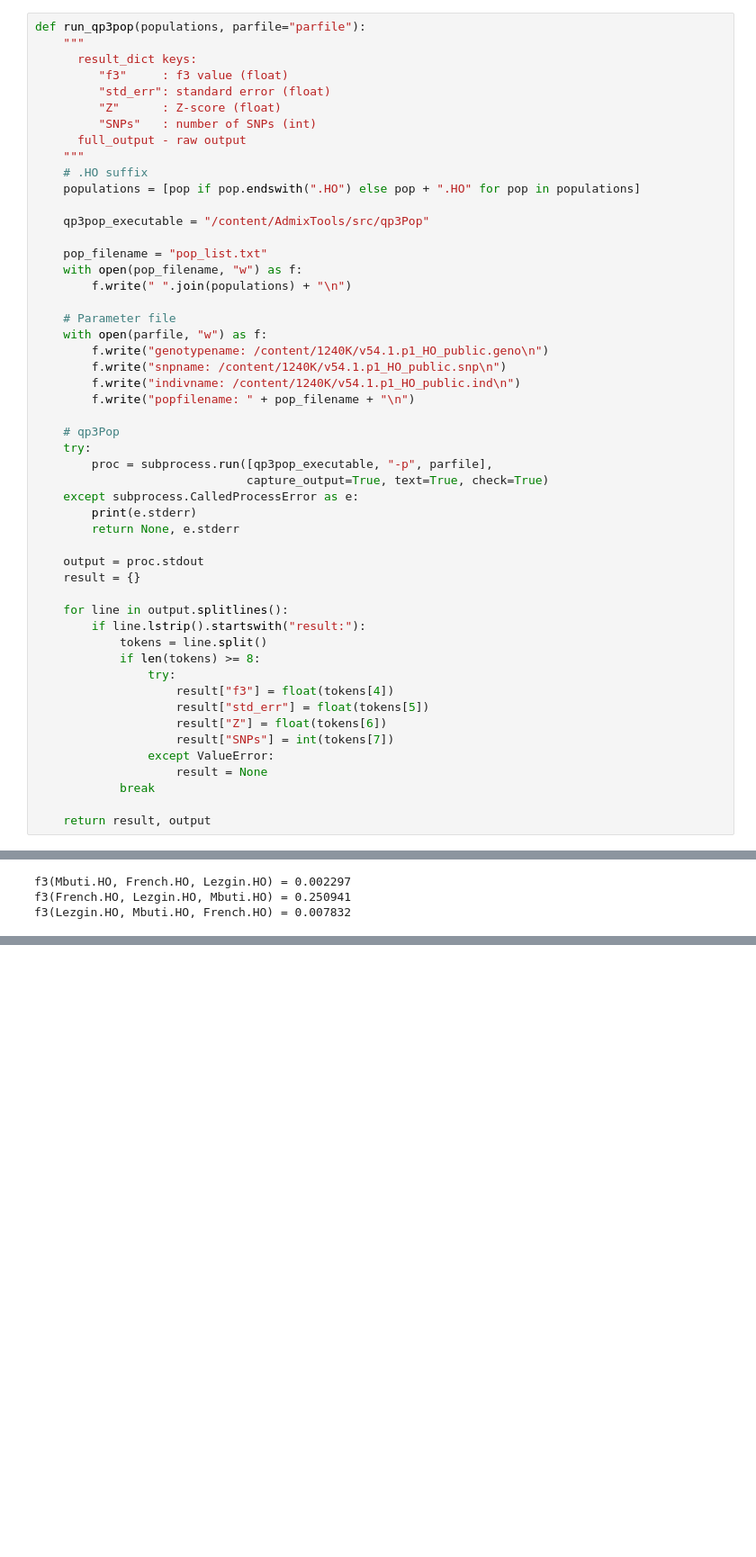
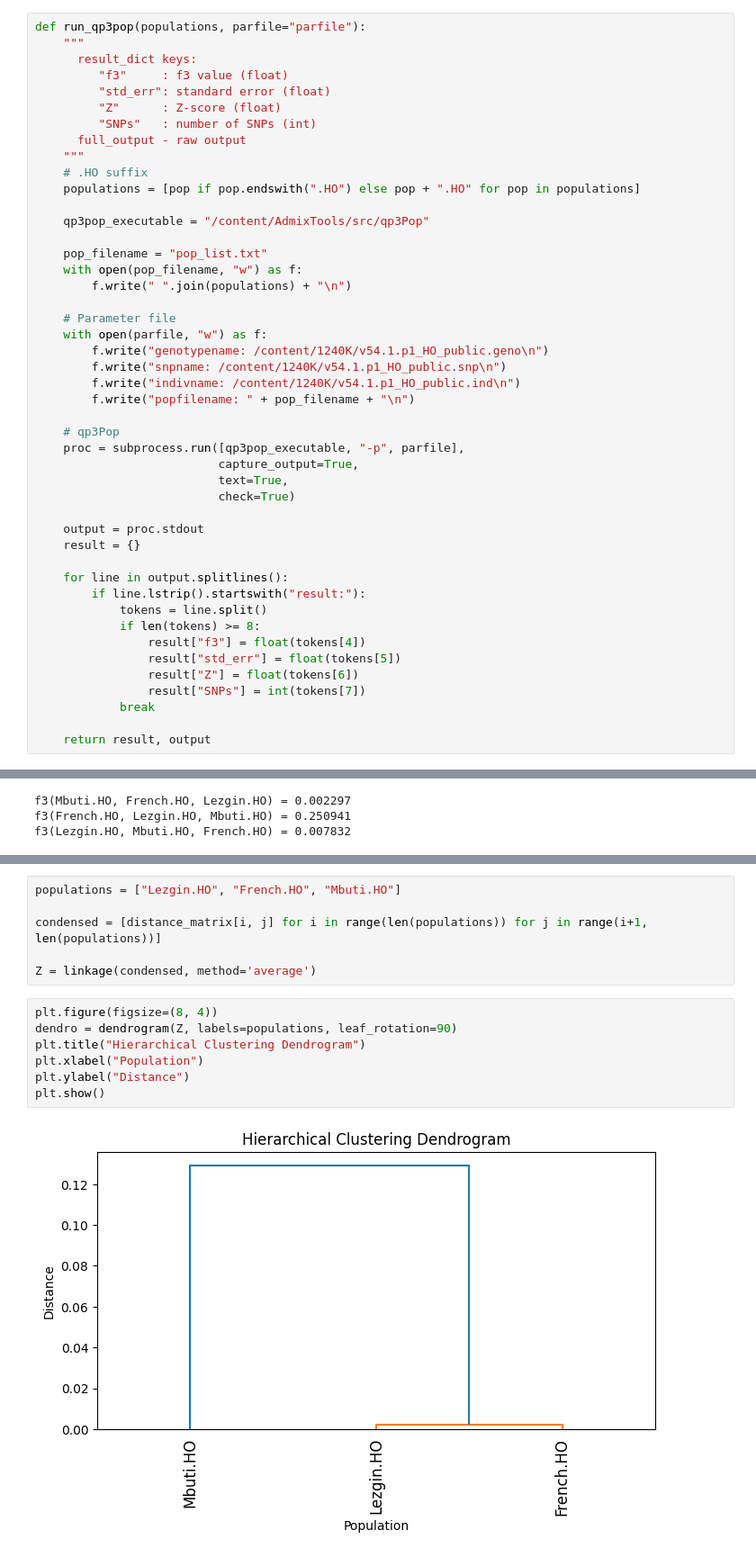
Before and after one commit to Vladm0z/HSE-Bioinformatics, a Jupyter notebook: Bioinformatics/MSc/Statistics/Pop_model_HW2.ipynb, the cells around one changed output, grey strips where cells are left out. Shown at 90% size. Drawn from its saved outputs; the diff is of its cells as text; blank space fills up the shorter version.

```diff
--- a/Bioinformatics/MSc/Statistics/Pop_model_HW2.ipynb
+++ b/Bioinformatics/MSc/Statistics/Pop_model_HW2.ipynb
@@ -218,12 +209,10 @@ def run_qp3pop(populations, parfile="parfile"):
         f.write("popfilename: " + pop_filename + "\n")
 
     # qp3Pop
-    try:
-        proc = subprocess.run([qp3pop_executable, "-p", parfile],
-                              capture_output=True, text=True, check=True)
-    except subprocess.CalledProcessError as e:
-        print(e.stderr)
-        return None, e.stderr
+    proc = subprocess.run([qp3pop_executable, "-p", parfile],
+                          capture_output=True,
+                          text=True,
+                          check=True)
 
     output = proc.stdout
     result = {}
@@ -232,13 +221,10 @@ def run_qp3pop(populations, parfile="parfile"):
         if line.lstrip().startswith("result:"):
             tokens = line.split()
             if len(tokens) >= 8:
-                try:
-                    result["f3"] = float(tokens[4])
-                    result["std_err"] = float(tokens[5])
-                    result["Z"] = float(tokens[6])
-                    result["SNPs"] = int(tokens[7])
-                except ValueError:
-                    result = None
+                result["f3"] = float(tokens[4])
+                result["std_err"] = float(tokens[5])
+                result["Z"] = float(tokens[6])
+                result["SNPs"] = int(tokens[7])
             break
 
     return result, output
@@ -395,0 +360,15 @@ plt.show()
+# %%
+populations = ["Lezgin.HO", "French.HO", "Mbuti.HO"]
+
+condensed = [distance_matrix[i, j] for i in range(len(populations)) for j in range(i+1, len(populations))]
+
+Z = linkage(condensed, method='average')
+# %%
+plt.figure(figsize=(8, 4))
+dendro = dendrogram(Z, labels=populations, leaf_rotation=90)
+plt.title("Hierarchical Clustering Dendrogram")
+plt.xlabel("Population")
+plt.ylabel("Distance")
+plt.show()
+# %% [output]
+[figure, added]
```
Also changed, not shown: parts of 28 cells of this notebook.
